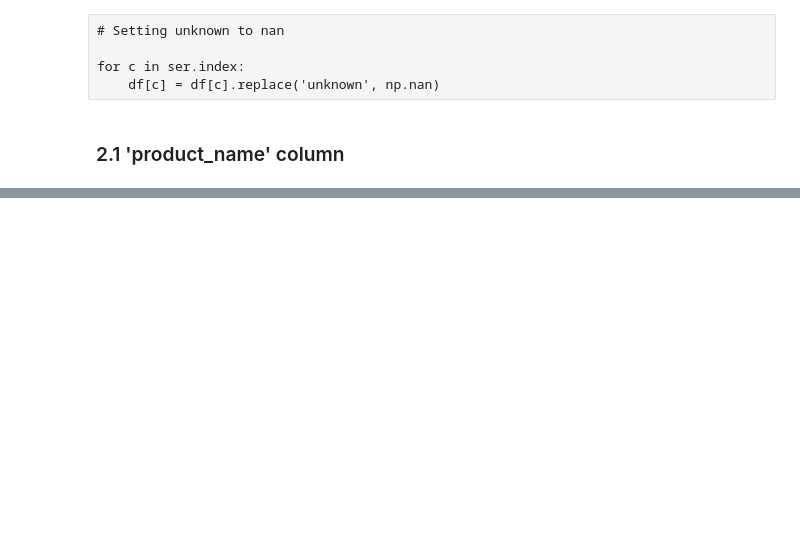
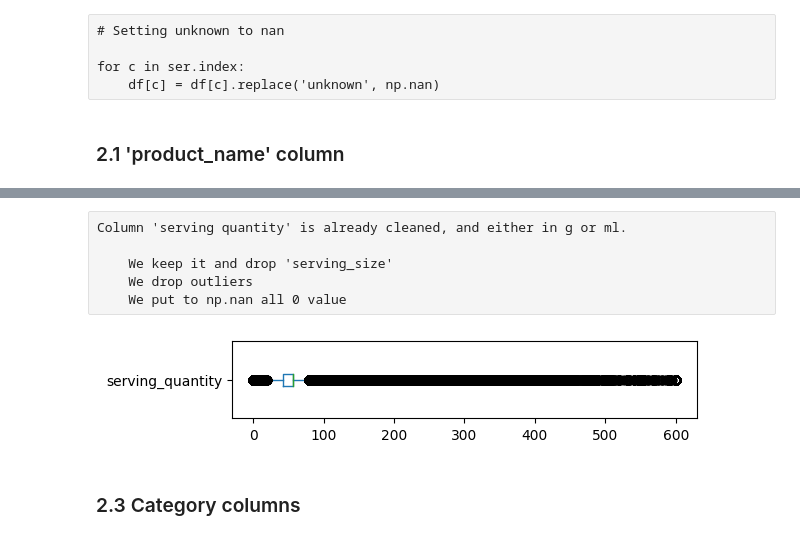
Before and after one commit to guillaumechupe/OpenFoodFact_Cluster, a Jupyter notebook: Notebook/data_cleaning_CatValue.ipynb, the cells around one changed output, grey strips where cells are left out. Drawn from its saved outputs; the diff is of its cells as text; code cells hidden in the pictures; blank space fills up the shorter version.

```diff
--- a/Notebook/data_cleaning_CatValue.ipynb
+++ b/Notebook/data_cleaning_CatValue.ipynb
@@ -436,0 +694,3 @@ NameError: name 'is_valid' is not defined
+# %%
+# Putting outliers to nan
+data['quantity_num'] = data['quantity_num'].where(data['quantity_num'].between(0,10001))
@@ -436,0 +710,6 @@ NameError: name 'is_valid' is not defined
+# %% [raw]
+Column 'serving quantity' is already cleaned, and either in g or ml.
+
+    We keep it and drop 'serving_size'
+    We drop outliers
+    We put to np.nan all 0 value
@@ -436,0 +718,10 @@ NameError: name 'is_valid' is not defined
+# %%
+# Putting abnormal values to nan, checking distribution
+data['serving_quantity'] = data['serving_quantity'].clip(0,600)
+data['serving_quantity'].map({0:np.nan, 600:np.nan})
+data['serving_quantity'].plot.box(vert=False);
+plt.gcf().set_size_inches(6,1)
+# %% [output]
+[figure, added]
+# %% [markdown]
+### 2.3 Category columns
```
Also changed, not shown: parts of 32 cells of this notebook, 5 other files.
